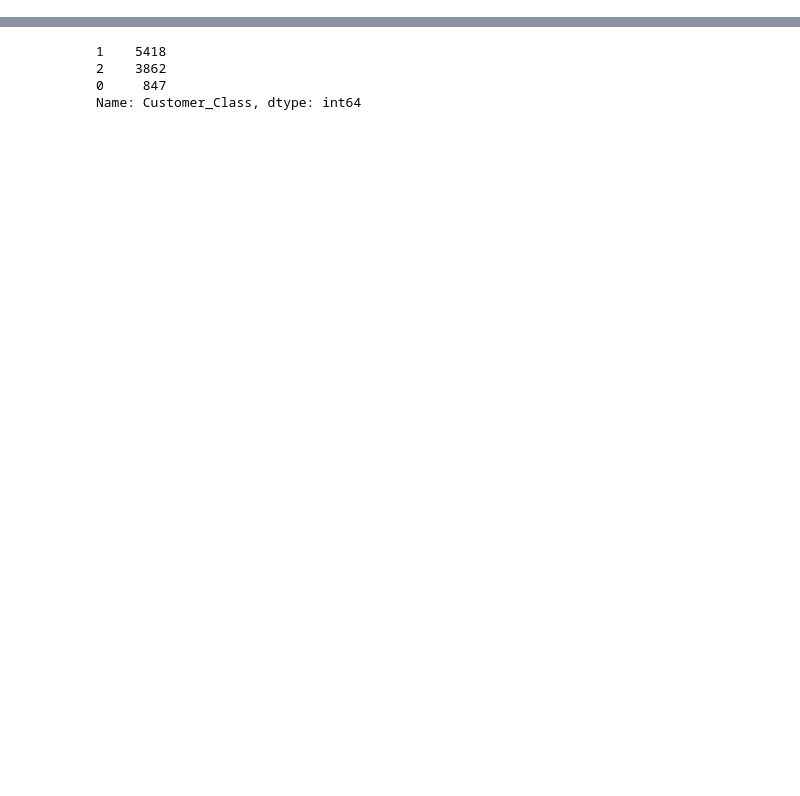
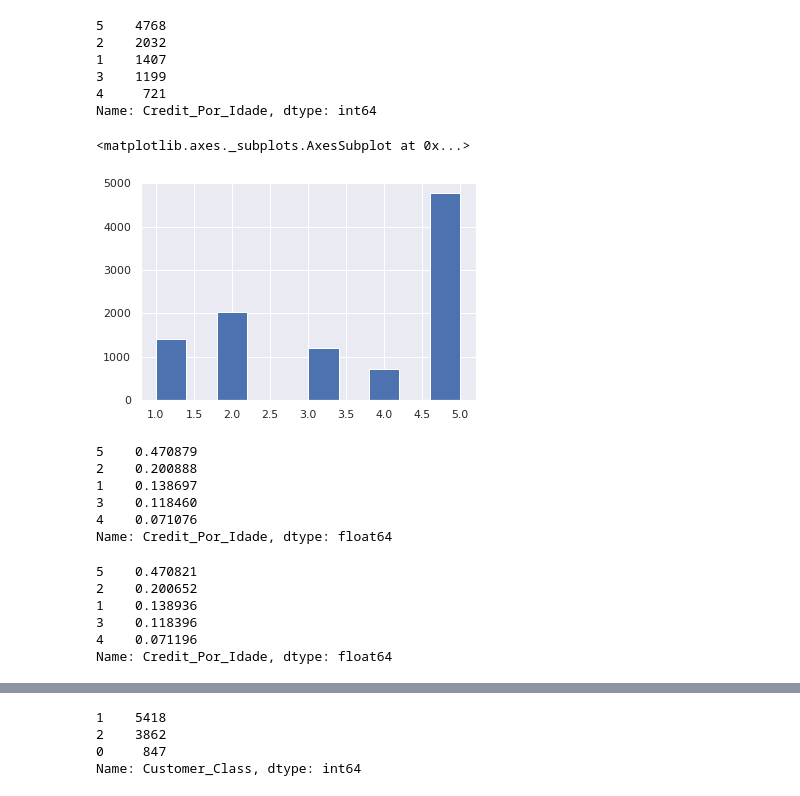
Before and after one commit to pedroernesto00/-CK0223---Mineracao-de-Dados---Trabalho-Final, a Jupyter notebook: Checkpoint #3.ipynb, the cells around one changed output, grey strips where cells are left out. Cells and saved outputs as stored; diff of their text form; code cells hidden in the pictures; blank space fills up the shorter version.

```diff
--- a/Checkpoint #3.ipynb
+++ b/Checkpoint #3.ipynb
@@ -85,0 +343,14 @@ def one_hot_apply(df: pd.core.frame.DataFrame, features:list):
+# %%
+bank_df["Credit_Por_Idade"].value_counts()
+# %% [output]
+5    4768
+2    2032
+1    1407
+3    1199
+4     721
+Name: Credit_Por_Idade, dtype: int64
+# %%
+bank_df["Credit_Por_Idade"].hist()
+# %% [output]
+<matplotlib.axes._subplots.AxesSubplot at 0x...>
+[figure, added]
@@ -85,0 +362,18 @@ def one_hot_apply(df: pd.core.frame.DataFrame, features:list):
+# %%
+strat_test_set["Credit_Por_Idade"].value_counts() / len(strat_test_set)
+# %% [output]
+5    0.470879
+2    0.200888
+1    0.138697
+3    0.118460
+4    0.071076
+Name: Credit_Por_Idade, dtype: float64
+# %%
+bank_df["Credit_Por_Idade"].value_counts() / len(bank_df)
+# %% [output]
+5    0.470821
+2    0.200652
+1    0.138936
+3    0.118396
+4    0.071196
+Name: Credit_Por_Idade, dtype: float64
```
Also changed, not shown: parts of 151 cells of this notebook.
